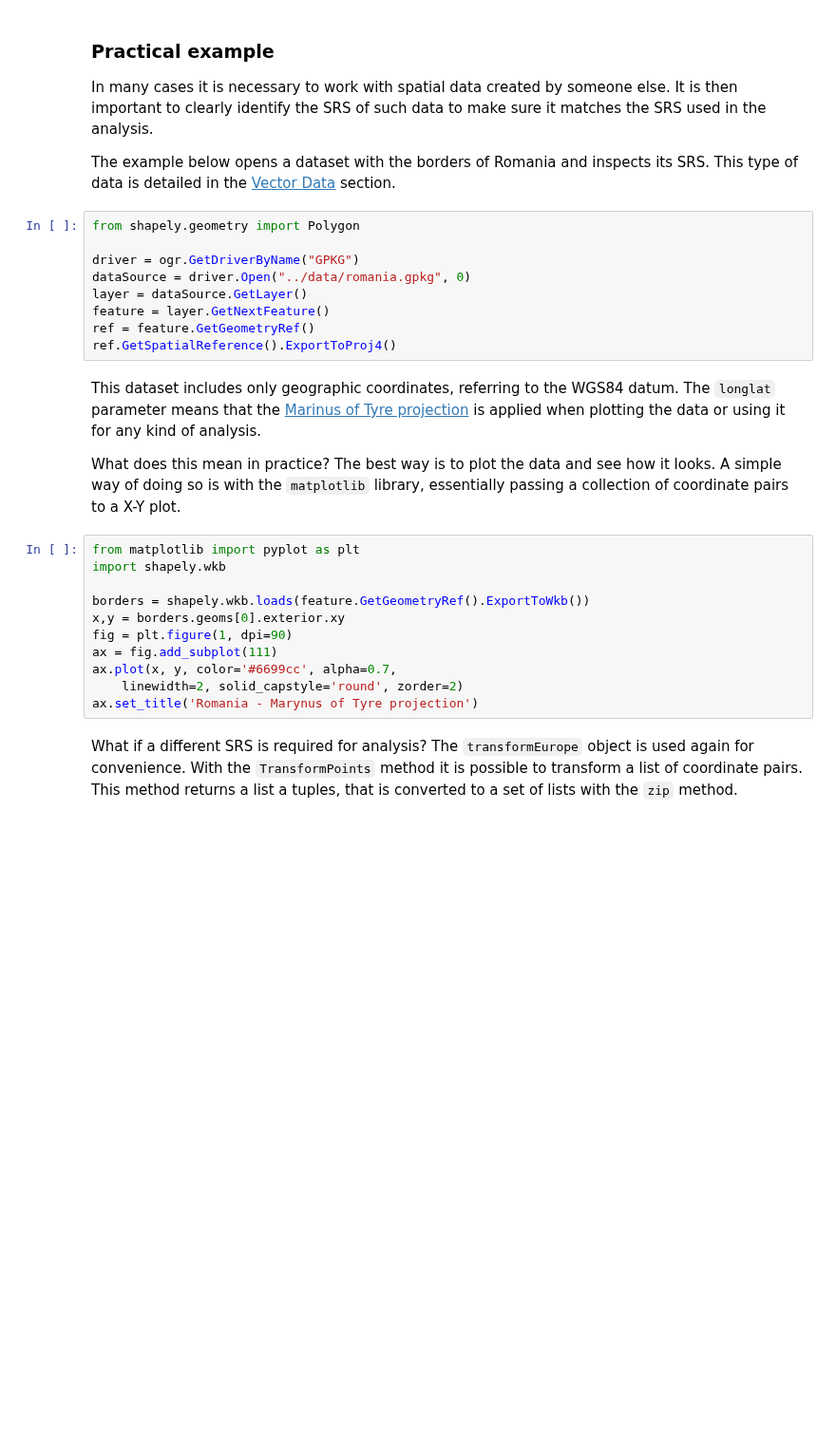
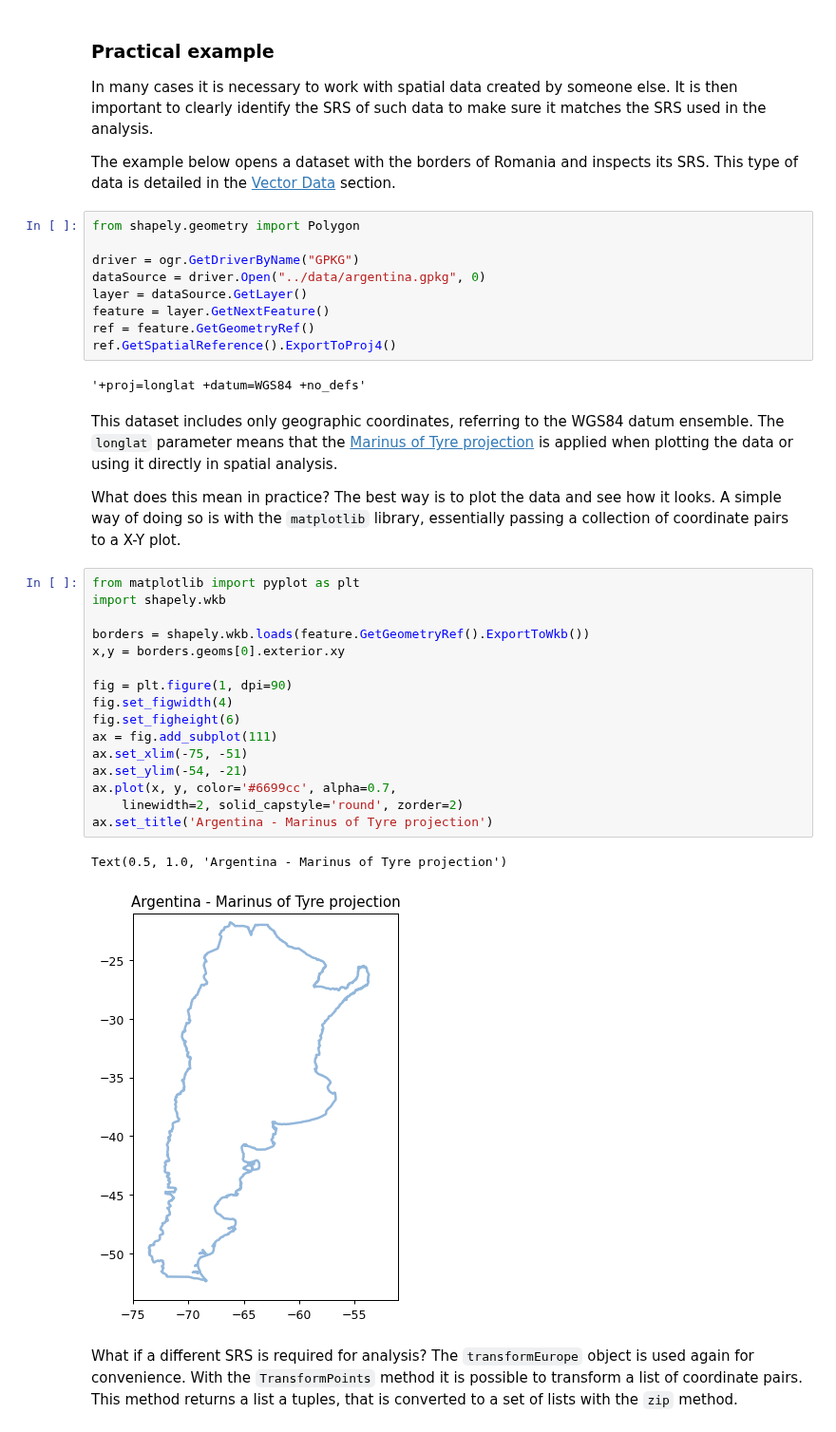
Before and after one commit to ldesousa/geopython-workshop, a Jupyter notebook: workshop/jupyter/content/notebooks/03-spatial-reference-systems.ipynb, the cells around one changed output. Shown at 95% size. Drawn from its saved outputs; the diff is of its cells as text; blank space fills up the shorter version.

Commit message:
Argentinian data and coordinate system for SRS section (issue #50)

```diff
--- a/workshop/jupyter/content/notebooks/03-spatial-reference-systems.ipynb
+++ b/workshop/jupyter/content/notebooks/03-spatial-reference-systems.ipynb
@@ -104,26 +135,36 @@ The example below opens a dataset with the borders of Romania and inspects its S
 from shapely.geometry import Polygon
 
 driver = ogr.GetDriverByName("GPKG")
-dataSource = driver.Open("../data/romania.gpkg", 0)
+dataSource = driver.Open("../data/argentina.gpkg", 0)
 layer = dataSource.GetLayer()
 feature = layer.GetNextFeature()
 ref = feature.GetGeometryRef()
 ref.GetSpatialReference().ExportToProj4()
+# %% [output]
+'+proj=longlat +datum=WGS84 +no_defs'
 # %% [markdown]
-This dataset includes only geographic coordinates, referring to the WGS84 datum. The `longlat` parameter means that the [Marinus of Tyre projection](https://en.wikipedia.org/wiki/Marinus_of_Tyre) is applied when plotting the data or using it for any kind of analysis.
+This dataset includes only geographic coordinates, referring to the WGS84 datum ensemble. The `longlat` parameter means that the [Marinus of Tyre projection](https://en.wikipedia.org/wiki/Marinus_of_Tyre) is applied when plotting the data or using it directly in spatial analysis.
 
 What does this mean in practice? The best way is to plot the data and see how it looks. A simple way of doing so is with the `matplotlib` library, essentially passing a collection of coordinate pairs to a X-Y plot.
 # %%
 from matplotlib import pyplot as plt
 import shapely.wkb
 
 borders = shapely.wkb.loads(feature.GetGeometryRef().ExportToWkb())
 x,y = borders.geoms[0].exterior.xy
+
 fig = plt.figure(1, dpi=90)
+fig.set_figwidth(4)
+fig.set_figheight(6)
 ax = fig.add_subplot(111)
+ax.set_xlim(-75, -51)
+ax.set_ylim(-54, -21)
 ax.plot(x, y, color='#6699cc', alpha=0.7,
     linewidth=2, solid_capstyle='round', zorder=2)
-ax.set_title('Romania - Marynus of Tyre projection')
+ax.set_title('Argentina - Marinus of Tyre projection')
+# %% [output]
+Text(0.5, 1.0, 'Argentina - Marinus of Tyre projection')
+[figure, added]
 # %% [markdown]
 What if a different SRS is required for analysis? The `transformEurope` object is used again for convenience. With the `TransformPoints` method it is possible to transform a list of coordinate pairs. This method returns a list a tuples, that is converted to a set of lists with the `zip` method.
 # %%
```
Also changed, not shown: parts of 18 cells of this notebook, 1 other file.
